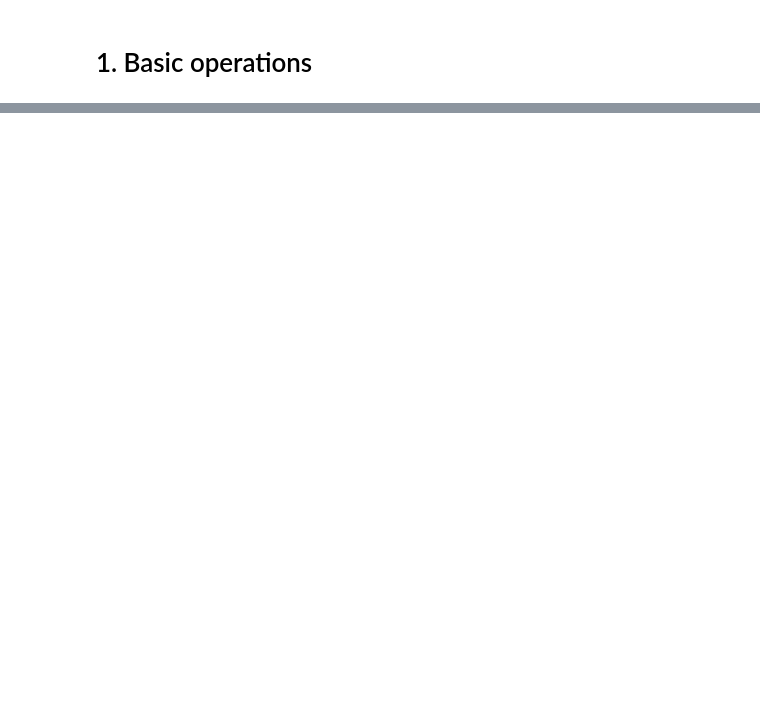
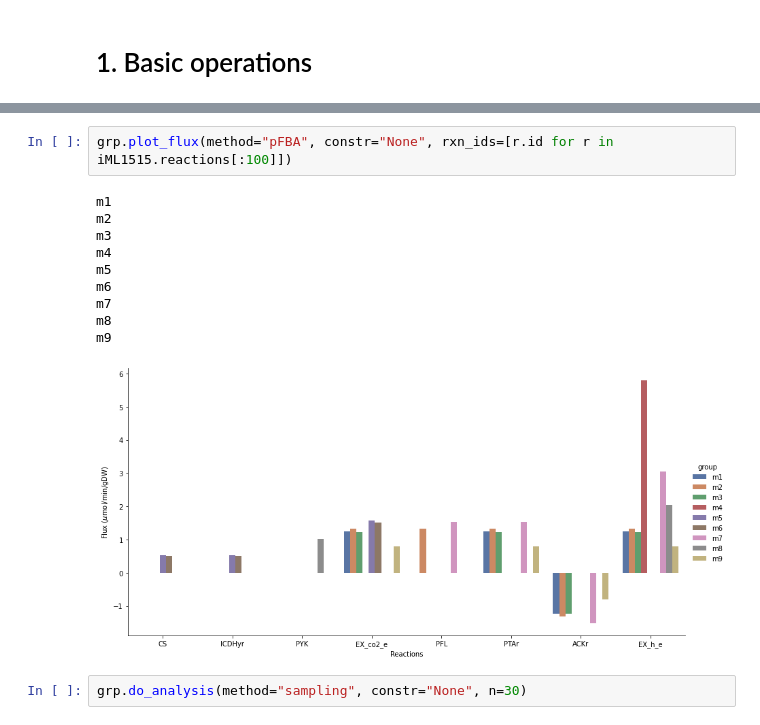
Before and after one commit to qwerty239qwe/pipeGEM, a Jupyter notebook: docs/source/1_basic.ipynb, the cells around one changed output, grey strips where cells are left out. Drawn from its saved outputs; the diff is of its cells as text; blank space fills up the shorter version.

```diff
--- a/docs/source/1_basic.ipynb
+++ b/docs/source/1_basic.ipynb
@@ -23,0 +267,15 @@ ecoli = cobra.io.load_model()
+# %%
+grp.plot_flux(method="pFBA", constr="None", rxn_ids=[r.id for r in iML1515.reactions[:100]])
+# %% [output]
+m1
+m2
+m3
+m4
+m5
+m6
+m7
+m8
+m9
+[figure, added]
+# %%
+grp.do_analysis(method="sampling", constr="None", n=30)
```
Also changed, not shown: parts of 35 cells of this notebook, 20 other files.
